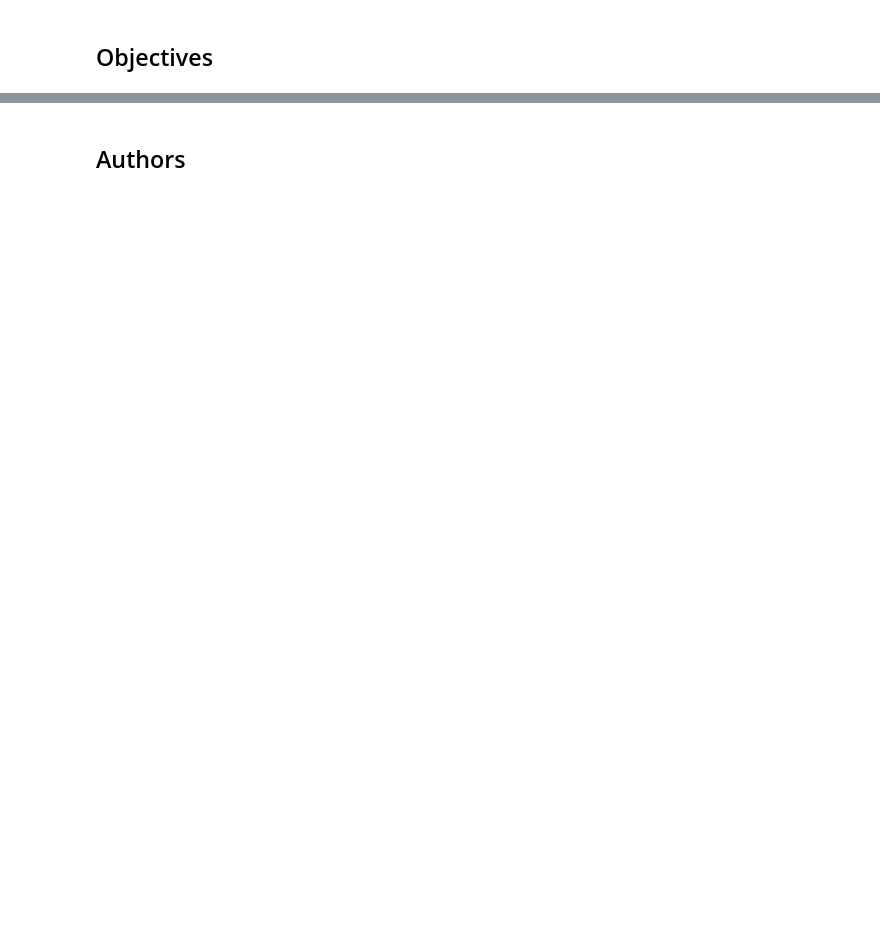
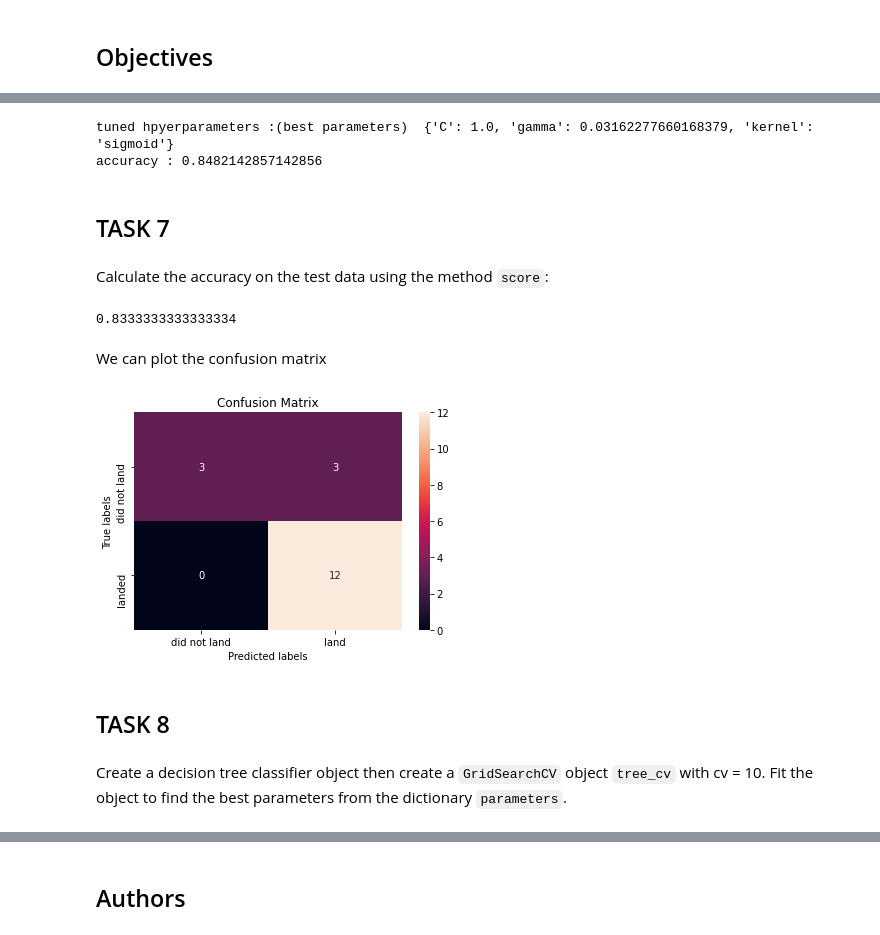
Before and after one commit to PaoloB1995/SpaceX_Project, a Jupyter notebook: Notebook_6_Capstone.ipynb, the cells around one changed output, grey strips where cells are left out. Cells and saved outputs as stored; diff of their text form; code cells hidden in the pictures; blank space fills up the shorter version.

```diff
--- a/Notebook_6_Capstone.ipynb
+++ b/Notebook_6_Capstone.ipynb
@@ -357,0 +210,7 @@ Now you have discovered many interesting insights related to the launch sites' l
+# %%
+parameters = {'kernel':('linear', 'rbf','poly','rbf', 'sigmoid'),
+              'C': np.logspace(-3, 3, 5),
+              'gamma':np.logspace(-3, 3, 5)}
+svm = SVC()
+svm_cv = GridSearchCV(svm, parameters, cv=10)
+svm_cv.fit(X_train, Y_train)
@@ -357,0 +224,25 @@ Now you have discovered many interesting insights related to the launch sites' l
+# %%
+print("tuned hpyerparameters :(best parameters) ",svm_cv.best_params_)
+print("accuracy :",svm_cv.best_score_)
+# %% [output]
+tuned hpyerparameters :(best parameters)  {'C': 1.0, 'gamma': 0.03162277660168379, 'kernel': 'sigmoid'}
+accuracy : 0.8482142857142856
+# %% [markdown]
+## TASK  7
+# %% [markdown]
+Calculate the accuracy on the test data using the method <code>score</code>:
+# %%
+svm_cv.score(X_test, Y_test)
+# %% [output]
+0.8333333333333334
+# %% [markdown]
+We can plot the confusion matrix
+# %%
+yhat=svm_cv.predict(X_test)
+plot_confusion_matrix(Y_test,yhat)
+# %% [output]
+[figure, added]
+# %% [markdown]
+## TASK  8
+# %% [markdown]
+Create a decision tree classifier object then  create a  <code>GridSearchCV</code> object  <code>tree_cv</code> with cv = 10.  Fit the object to find the best parameters from the dictionary <code>parameters</code>.
```
Also changed, not shown: parts of 144 cells of this notebook.
